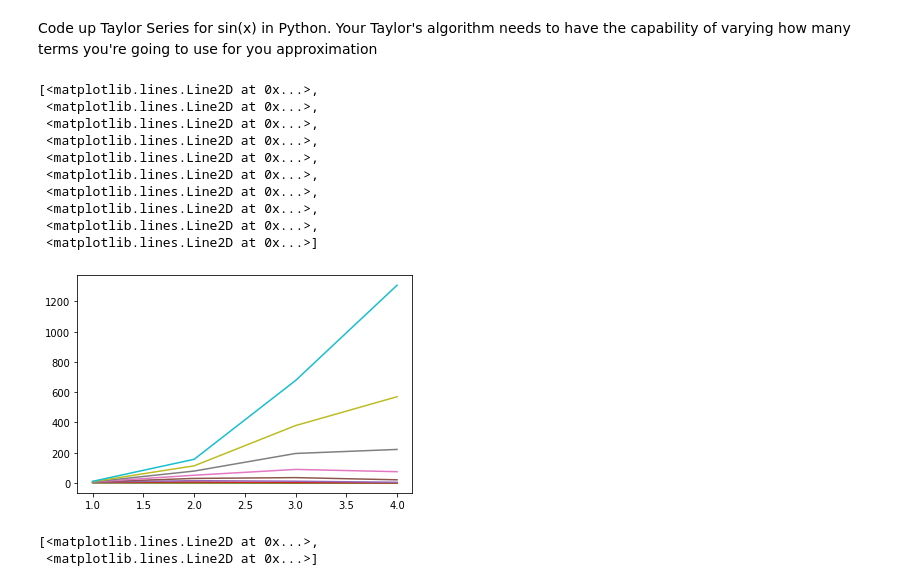
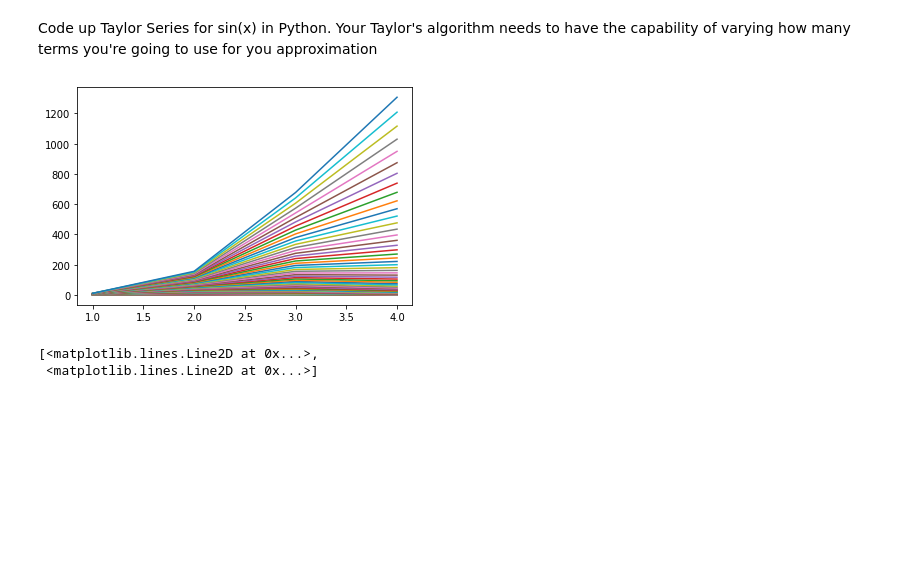
Before and after one commit to saadhikaap/coe311k, a Jupyter notebook: homework/sap4577-HW3.ipynb, the cells around one changed output. Drawn from its saved outputs; the diff is of its cells as text; code cells hidden in the pictures; blank space fills up the shorter version.

```diff
--- a/homework/sap4577-HW3.ipynb
+++ b/homework/sap4577-HW3.ipynb
@@ -22,35 +22,21 @@ def abs_error(calc, x):
 # %%
 #task: find sin x for 0-10 using 1,2,3,4 terms.
 #I want to make 10 lists, each with 4 data points, and plot them on the same plot to compare error
-errors = [[] for _ in range(11)]  #makes a list of 10 lists
-x_val = [i for i in range(1,5)]
+errors = [[] for _ in range(101)]  #makes a list of 10 lists
+x_val = [i for i in range(1, 5)]
 
-for i in range(10): #i = x value to solve -1
+x=0
+c=0
+while x <= 10: #i = x value to solve
     for j in range(1,5):#j = n number of terms
-        errors[i].append(abs_error(taylor_sin(j, i+1), i+1))
+        errors[c].append(abs_error(taylor_sin(j, x), x))
+    x += 0.1
+    c += 1
-# %%
-plt.plot(x_val, errors[0],
-        x_val, errors[1],
-        x_val, errors[2],
-        x_val, errors[3],
-        x_val, errors[4],
-        x_val, errors[5],
-        x_val, errors[6],
-        x_val, errors[7],
-        x_val, errors[8],
-        x_val, errors[9],)
-# %% [output]
-[<matplotlib.lines.Line2D at 0x...>,
- <matplotlib.lines.Line2D at 0x...>,
- <matplotlib.lines.Line2D at 0x...>,
- <matplotlib.lines.Line2D at 0x...>,
- <matplotlib.lines.Line2D at 0x...>,
- <matplotlib.lines.Line2D at 0x...>,
- <matplotlib.lines.Line2D at 0x...>,
- <matplotlib.lines.Line2D at 0x...>,
- <matplotlib.lines.Line2D at 0x...>,
- <matplotlib.lines.Line2D at 0x...>]
-[figure, removed]
+# %%
+for i in range(101):
+    plt.plot(x_val, errors[i])
+# %% [output]
+[figure, added]
 # %%
 comparison = []
 for i in range(1,5):
```
